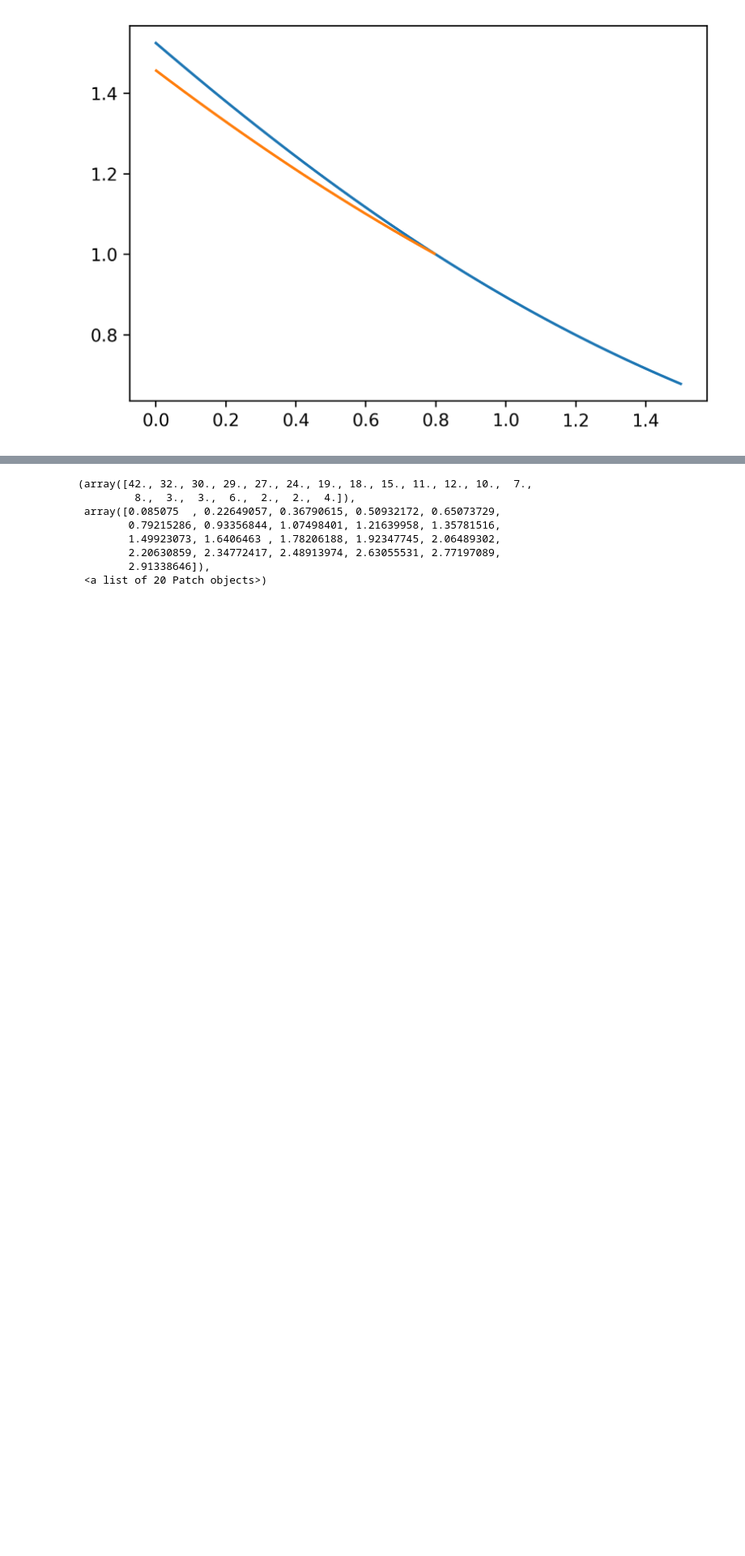
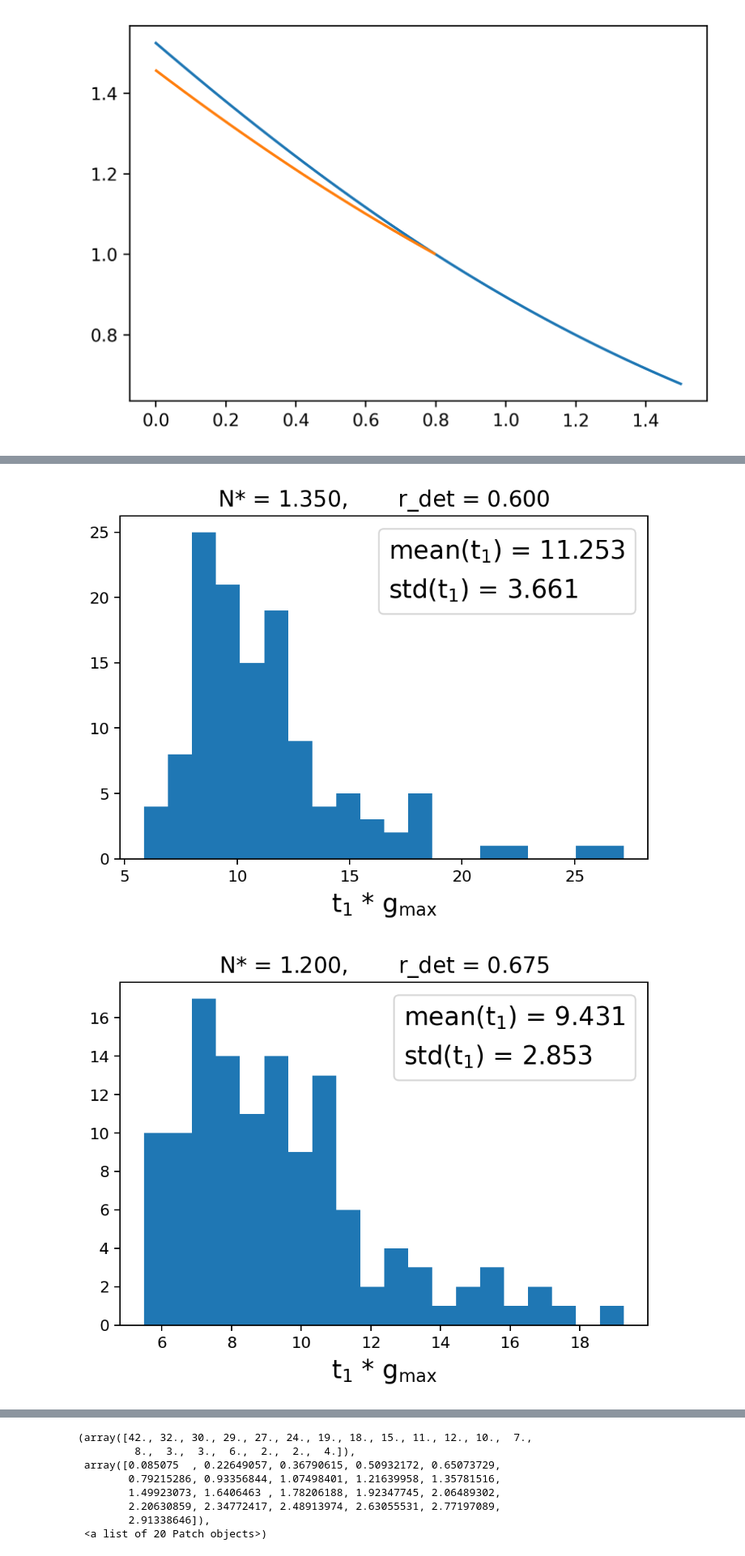
Before and after one commit to patricksinclair/multispecies_postprocessing, a Jupyter notebook: biofilm_threshold_theory/phase_diagram_plotter.ipynb, the cells around one changed output, grey strips where cells are left out. Shown at 81% size. Cells and saved outputs as stored; diff of their text form; code cells hidden in the pictures; blank space fills up the shorter version.

```diff
--- a/biofilm_threshold_theory/phase_diagram_plotter.ipynb
+++ b/biofilm_threshold_theory/phase_diagram_plotter.ipynb
@@ -356,0 +443,6 @@ ax.plot(det_ratio_vals_dashed, theoryN_vals_dashed)
+# %%
+for n_thresh, r_det in histogram_param_pairs:
+    plotT1Histogram(n_thresh, r_det, nbins=20)
+# %% [output]
+[figure, added]
+[figure, added]
```
Also changed, not shown: parts of 12 cells of this notebook.
